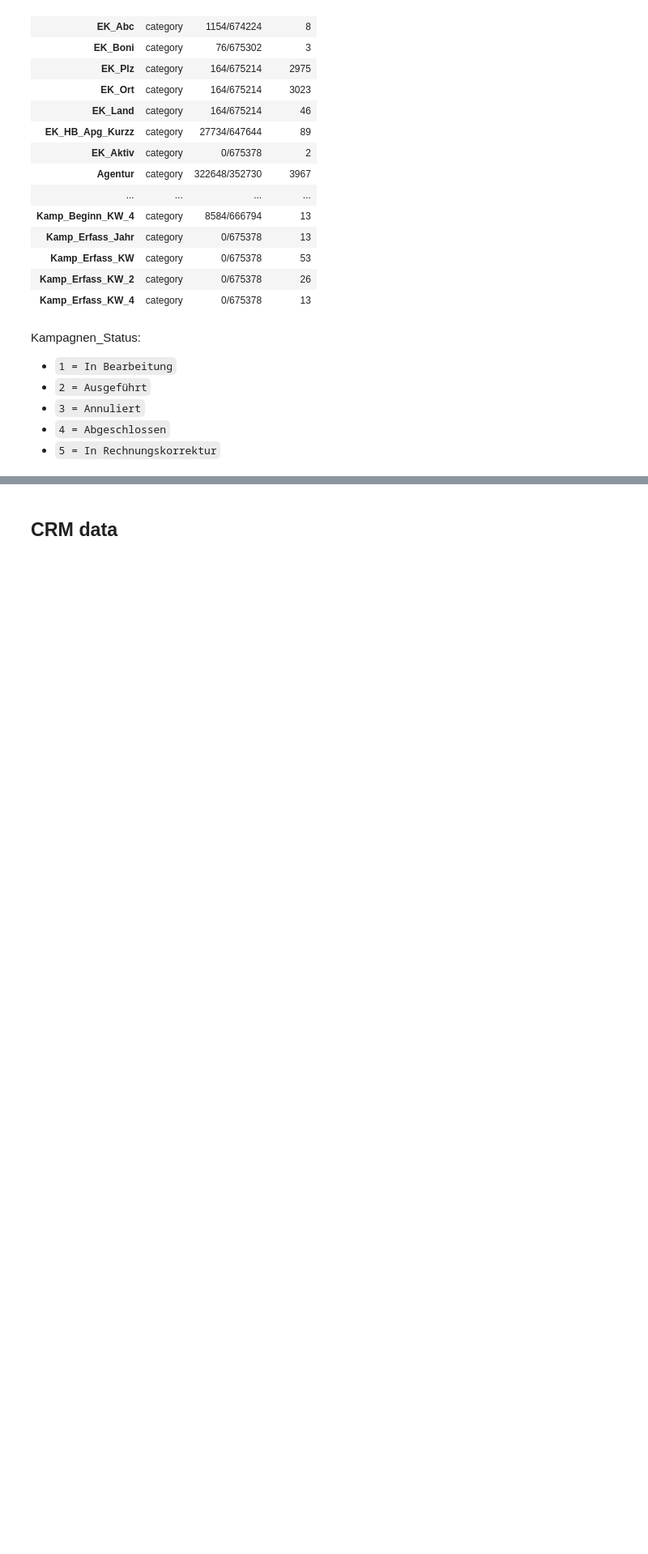
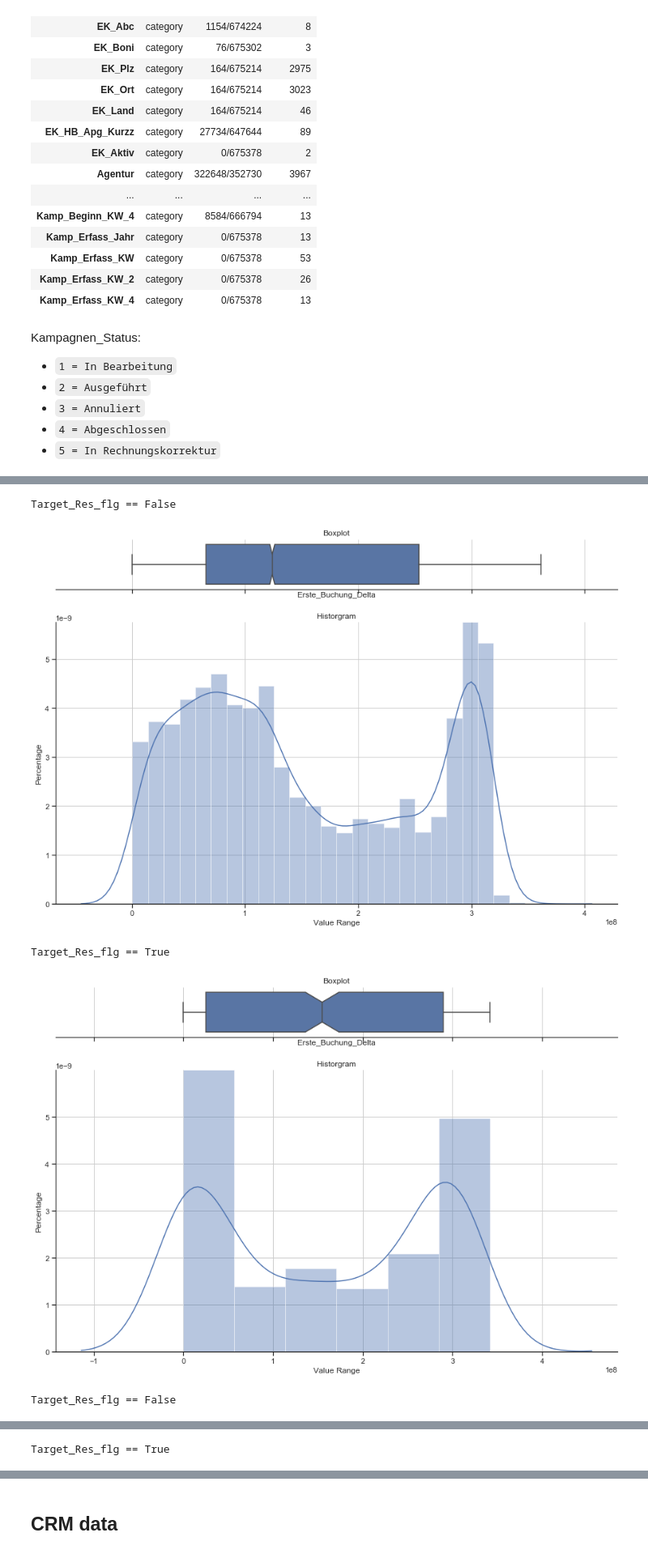
Before and after one commit to apgsga-stc/PredictiveAnalyticsPython, a Jupyter notebook: vkprog_analyse/sales_pred_rebuild.ipynb, the cells around one changed output, grey strips where cells are left out. Shown at 81% size. Cells and saved outputs as stored; diff of their text form; code cells hidden in the pictures; blank space fills up the shorter version.

```diff
--- a/vkprog_analyse/sales_pred_rebuild.ipynb
+++ b/vkprog_analyse/sales_pred_rebuild.ipynb
@@ -250,0 +358,3 @@ current_year = datetime.datetime.now().year
+# %%
+temp_df = pd.merge(min_max_erfass_dt,training_bd.loc[:,["Endkunde_NR","Target_Res_flg"]],on="Endkunde_NR", how="inner")
+temp_df.head()
@@ -250,0 +368,22 @@ current_year = datetime.datetime.now().year
+# %%
+print("Target_Res_flg == False")
+boxplot_histogram(temp_df.loc[ temp_df.Target_Res_flg == False ,"Erste_Buchung_Delta"])
+print("Target_Res_flg == True")
+boxplot_histogram(temp_df.loc[ temp_df.Target_Res_flg == True ,"Erste_Buchung_Delta"])
+
+print("Target_Res_flg == False")
+boxplot_histogram(temp_df.loc[ temp_df.Target_Res_flg == False ,"Letzte_Buchung_Delta"])
+print("Target_Res_flg == True")
+boxplot_histogram(temp_df.loc[ temp_df.Target_Res_flg == True ,"Letzte_Buchung_Delta"])
+
+
+print("Target_Res_flg == False")
+boxplot_histogram(temp_df.loc[ temp_df.Target_Res_flg == False ,"Erste_Letzte_Buchung_Delta"])
+print("Target_Res_flg == True")
+boxplot_histogram(temp_df.loc[ temp_df.Target_Res_flg == True ,"Erste_Letzte_Buchung_Delta"])
+# %% [output]
+Target_Res_flg == False
+[figure, added]
+Target_Res_flg == True
+[figure, added]
+Target_Res_flg == False
@@ -250,0 +391 @@ current_year = datetime.datetime.now().year
+Target_Res_flg == True
```
Also changed, not shown: parts of 94 cells of this notebook.
